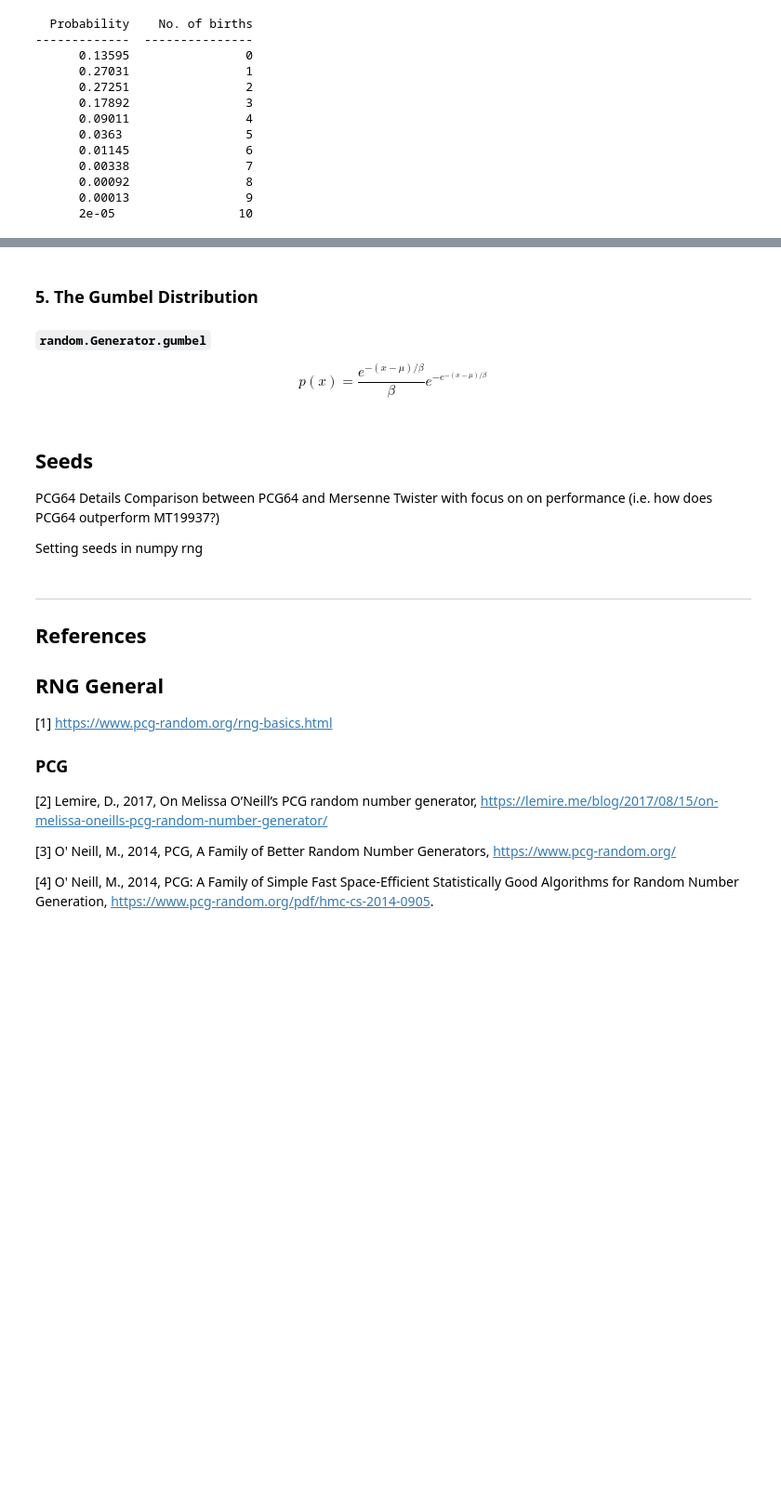
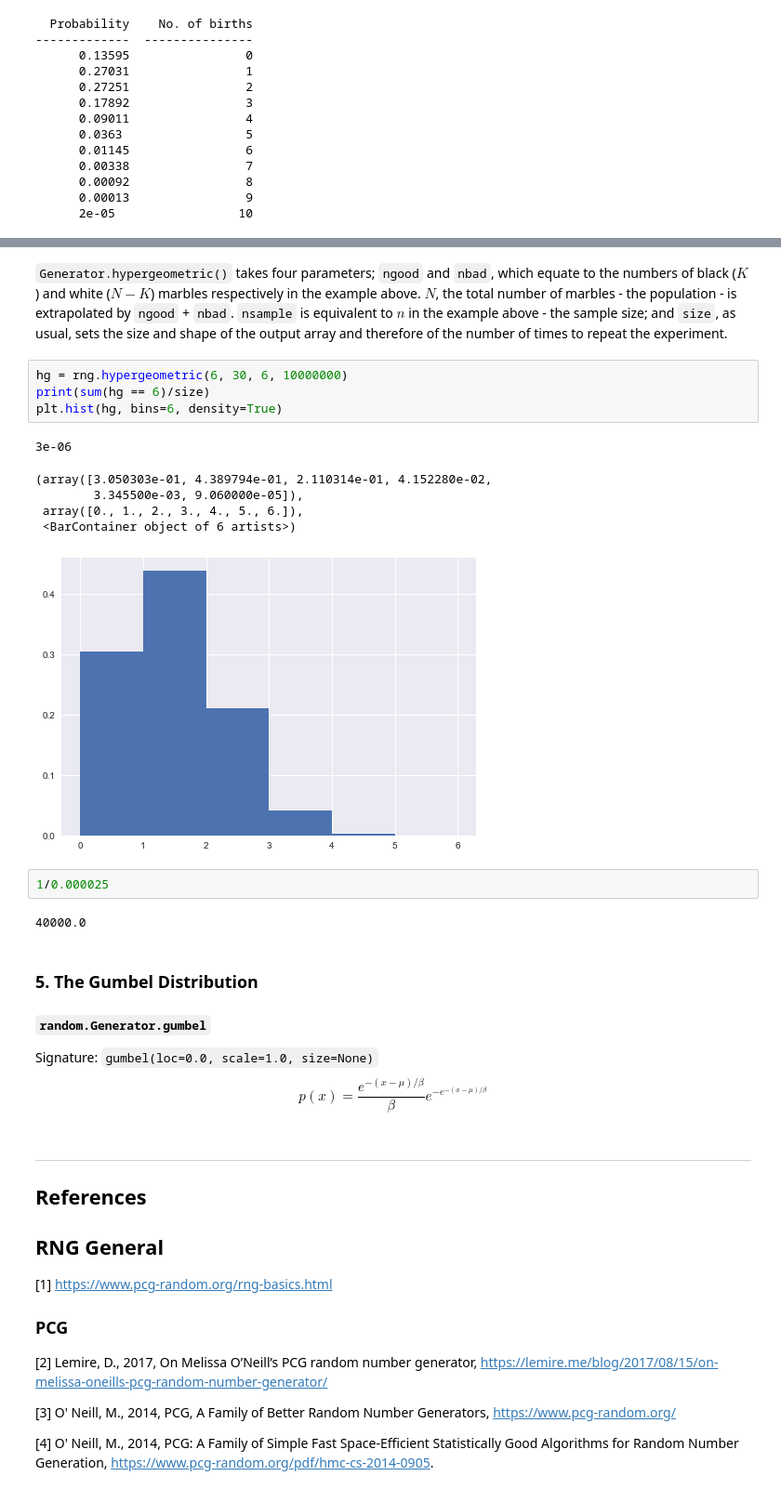
Before and after one commit to fod/numpy-random, a Jupyter notebook: numpy-random.ipynb, the cells around one changed output, grey strips where cells are left out. Shown at 93% size. Drawn from its saved outputs; the diff is of its cells as text; blank space fills up the shorter version.

Commit message:
hypergeometric example

```diff
--- a/numpy-random.ipynb
+++ b/numpy-random.ipynb
@@ -655,14 +666,25 @@ print(tabulate(zip(p,v), headers=("Probability", "No. of births")))
+# %% [markdown]
+`Generator.hypergeometric()` takes four parameters; `ngood` and `nbad`, which equate to the numbers of black ($K$) and white ($N-K$) marbles respectively in the example above. $N$, the total number of marbles - the population - is extrapolated by `ngood` + `nbad`. `nsample` is equivalent to $n$ in the example above - the sample size; and `size`, as usual, sets the size and shape of the output array and therefore of the number of times to repeat the experiment.
+# %%
+hg = rng.hypergeometric(6, 30, 6, 10000000)
+print(sum(hg == 6)/size)
+plt.hist(hg, bins=6, density=True)
+# %% [output]
+3e-06
+(array([3.050303e-01, 4.389794e-01, 2.110314e-01, 4.152280e-02,
+        3.345500e-03, 9.060000e-05]),
+ array([0., 1., 2., 3., 4., 5., 6.]),
+ <BarContainer object of 6 artists>)
+[figure, added]
+# %%
+1/0.000025
+# %% [output]
+40000.0
 # %% [markdown]
 ### 5. The Gumbel Distribution
 #### `random.Generator.gumbel`
+Signature: `gumbel(loc=0.0, scale=1.0, size=None)`
 $$ p(x)=\frac{e^{-(x-\mu)/\beta}}{\beta}e^{-e^{-(x-\mu)/\beta}} $$
-# %% [markdown]
-## Seeds
-
-PCG64 Details
-Comparison between PCG64 and Mersenne Twister with focus on on performance (i.e. how does PCG64 outperform MT19937?)
-
-Setting seeds in numpy rng
 # %% [markdown]
 ***
 ## References
```
Also changed, not shown: parts of 8 cells of this notebook.
